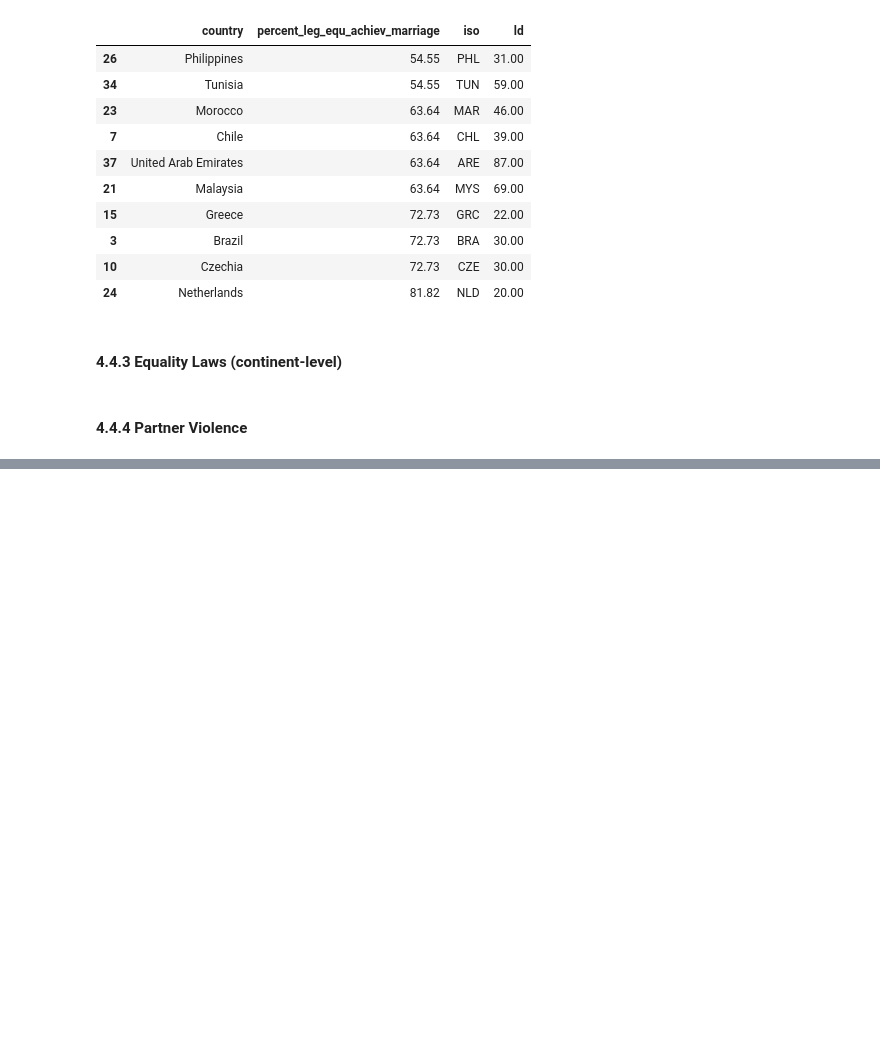
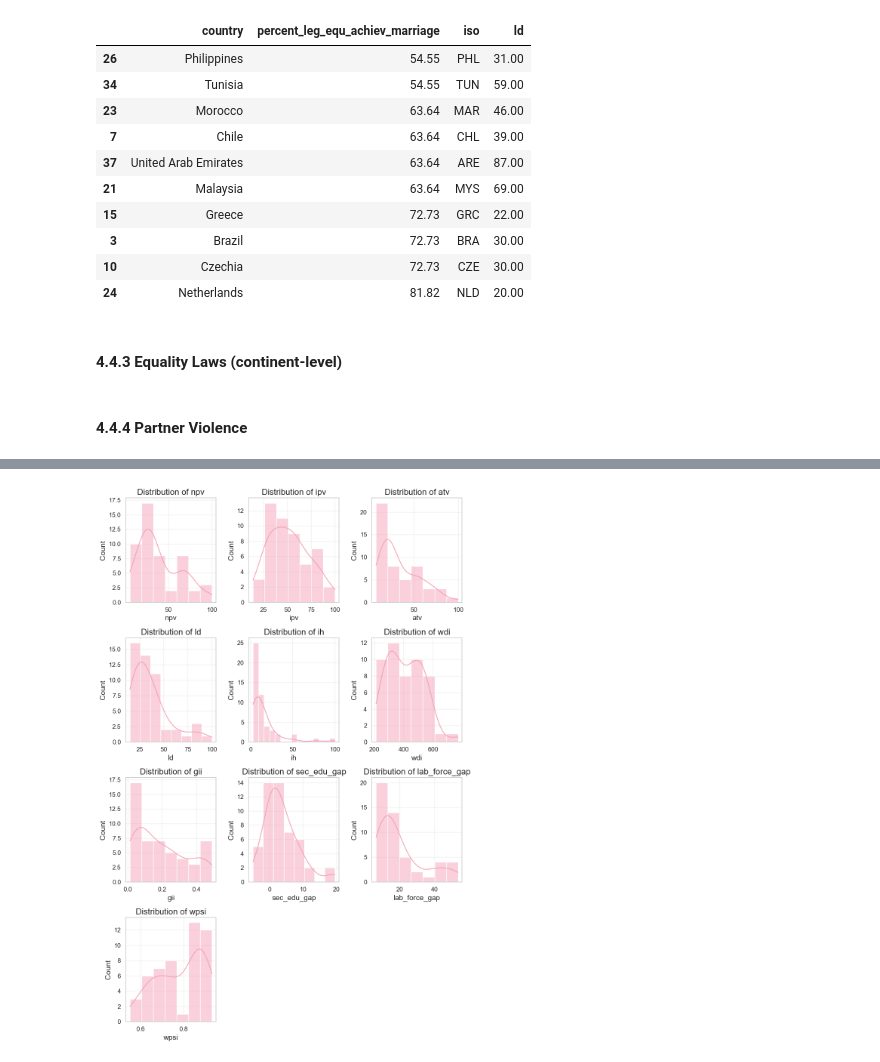
Before and after one commit to mara-pn/Violence-Against-Women-Risk-Prediction-Structural-Determinants-Analysis, a Jupyter notebook: 02_eda.ipynb, the cells around one changed output, grey strips where cells are left out. Saved outputs shown, nothing was run; the diff lists cells and outputs as text; code cells hidden in the pictures; blank space fills up the shorter version.

```diff
--- a/02_eda.ipynb
+++ b/02_eda.ipynb
@@ -1180,0 +1346,12 @@ master_country_df
+# %%
+num_cols = violence_df.select_dtypes(include=['float64', 'int64']).columns
+
+plt.figure(figsize=(10,15))
+for i, col in enumerate(num_cols):
+    plt.subplot(len(num_cols)//3 + 1, 3, i+1)
+    sns.histplot(violence_df[col], kde=True)
+    plt.title(f"Distribution of {col}")
+plt.tight_layout()
+plt.show()
+# %% [output]
+[figure, added]
```
Also changed, not shown: parts of 44 cells of this notebook, 2 other files.
